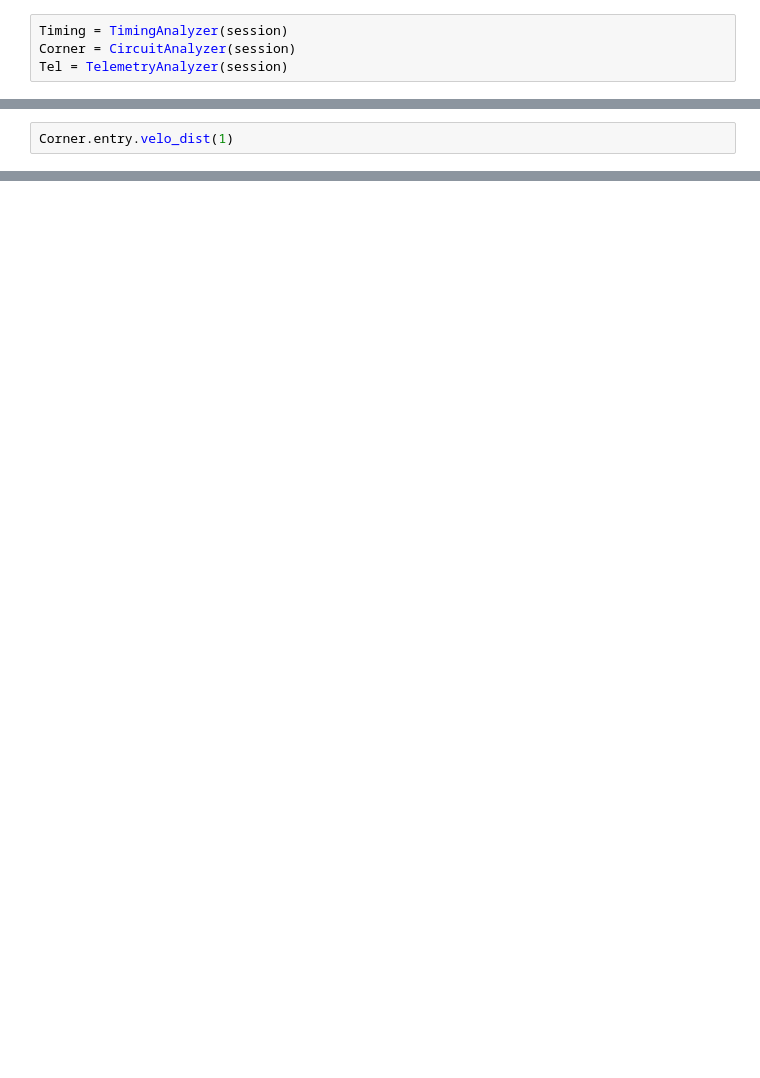
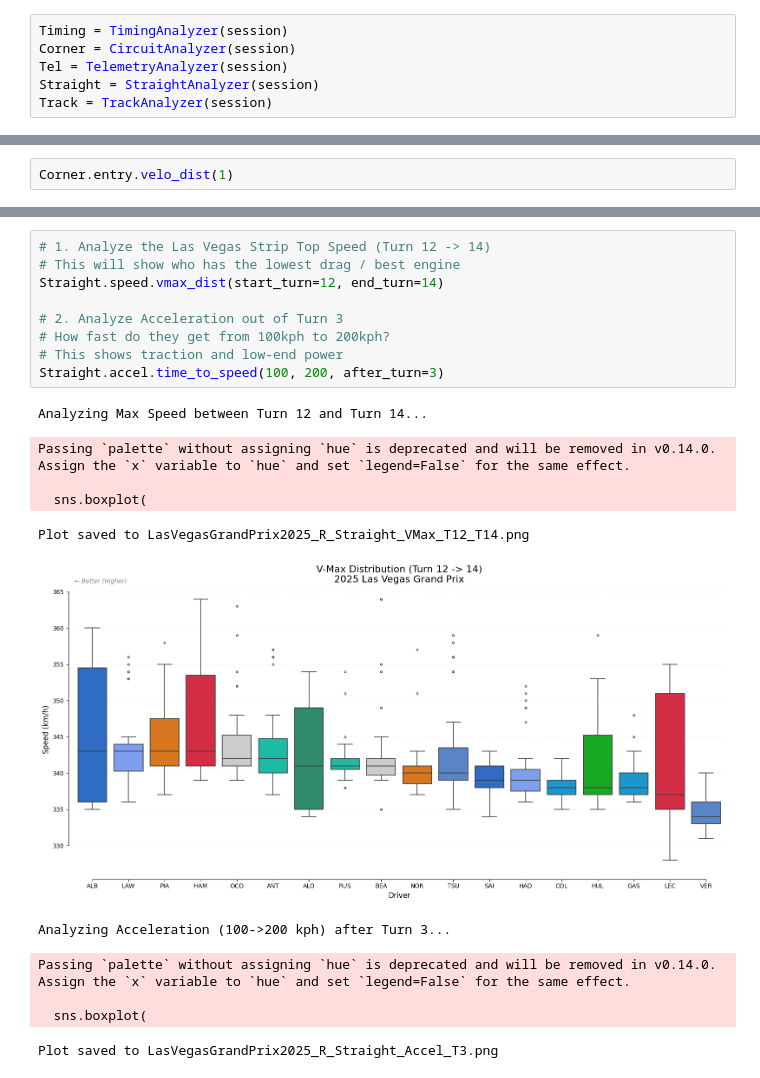
Before and after one commit to Renoceros/F1_Analysis, a Jupyter notebook: 2025/LasVegas/LasVegas.ipynb, the cells around one changed output, grey strips where cells are left out. Drawn from its saved outputs; the diff is of its cells as text; blank space fills up the shorter version.

```diff
--- a/2025/LasVegas/LasVegas.ipynb
+++ b/2025/LasVegas/LasVegas.ipynb
@@ -35,3 +56,5 @@ print("Session loaded.")
 Timing = TimingAnalyzer(session)
 Corner = CircuitAnalyzer(session)
 Tel = TelemetryAnalyzer(session)
+Straight = StraightAnalyzer(session)
+Track = TrackAnalyzer(session)
@@ -46,0 +90,21 @@ Corner.entry.velo_dist(1)
+# %%
+# 1. Analyze the Las Vegas Strip Top Speed (Turn 12 -> 14)
+# This will show who has the lowest drag / best engine
+Straight.speed.vmax_dist(start_turn=12, end_turn=14)
+
+# 2. Analyze Acceleration out of Turn 3
+# How fast do they get from 100kph to 200kph?
+# This shows traction and low-end power
+Straight.accel.time_to_speed(100, 200, after_turn=3)
+# %% [output]
+Analyzing Max Speed between Turn 12 and Turn 14...
+Passing `palette` without assigning `hue` is deprecated and will be removed in v0.14.0. Assign the `x` variable to `hue` and set `legend=False` for the same effect.
+
+  sns.boxplot(
+Plot saved to LasVegasGrandPrix2025_R_Straight_VMax_T12_T14.png
+[figure, added]
+Analyzing Acceleration (100->200 kph) after Turn 3...
+Passing `palette` without assigning `hue` is deprecated and will be removed in v0.14.0. Assign the `x` variable to `hue` and set `legend=False` for the same effect.
+
+  sns.boxplot(
+Plot saved to LasVegasGrandPrix2025_R_Straight_Accel_T3.png
```
Also changed, not shown: parts of 9 cells of this notebook, 7 other files.
